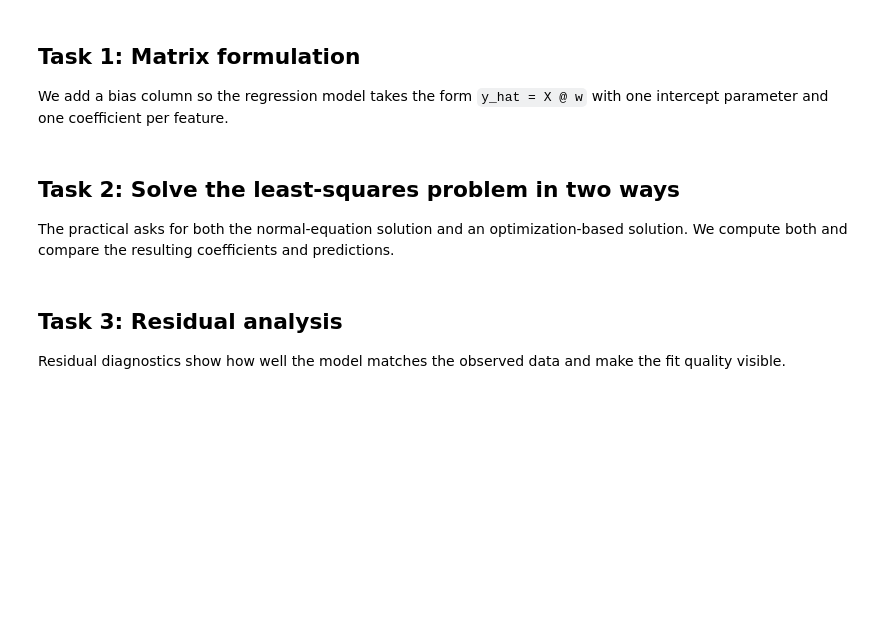
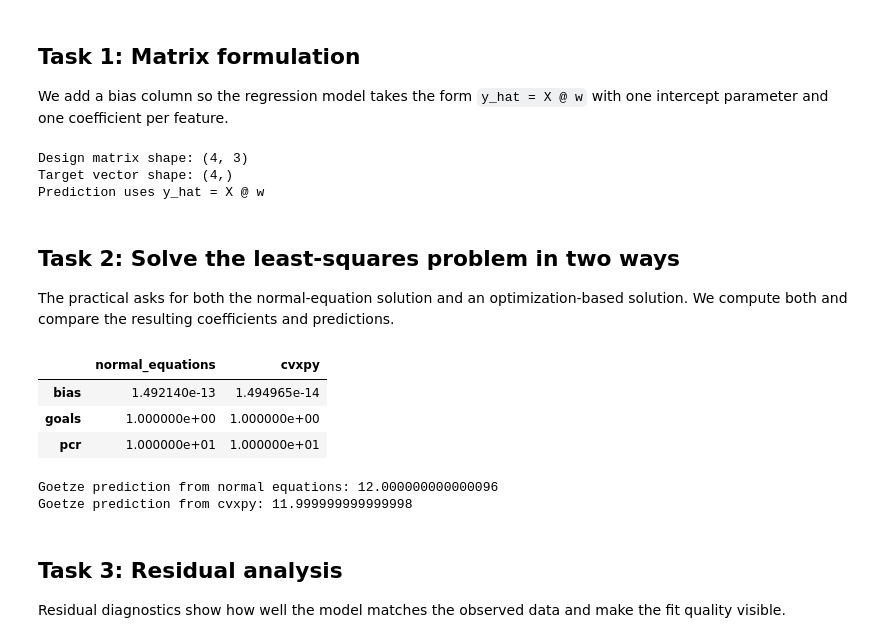
Before and after one commit to raikitin/OML, a Jupyter notebook: Templates/Exercise No 7 Linear Regression Template.ipynb, the cells around one changed output. Cells and saved outputs as stored; diff of their text form; code cells hidden in the pictures; blank space fills up the shorter version.

```diff
--- a/Templates/Exercise No 7 Linear Regression Template.ipynb
+++ b/Templates/Exercise No 7 Linear Regression Template.ipynb
@@ -46,7 +46,7 @@ intercept parameter and one coefficient per feature.
 def add_bias(X):
     # Prepend a column of ones so the intercept is absorbed into the parameter vector.
     # TODO: Add the bias column for the regression model.
-    return ...
+    return np.hstack([np.ones((X.shape[0], 1)), X])
 
 
 # Build the design matrix for the four labeled samples.
@@ -57,6 +57,10 @@ x_goetze = add_bias(x_goetze_raw.reshape(1, -1))
 print("Design matrix shape:", X_train.shape)
 print("Target vector shape:", y_train.shape)
 print("Prediction uses y_hat = X @ w")
+# %% [output]
+Design matrix shape: (4, 3)
+Target vector shape: (4,)
+Prediction uses y_hat = X @ w
 # %% [markdown]
 ## Task 2: Solve the least-squares problem in two ways
 
@@ -65,31 +69,38 @@ solution. We compute both and compare the resulting coefficients and predictions
 # %%
 # Solve the normal equations (X^T X) w = X^T y directly.
 # TODO: Solve the normal equations for the regression coefficients.
-w_normal = ...
+w_normal = np.linalg.inv(X_train.T @ X_train) @ X_train.T @ y_train
 
 # Create the optimization variable for the cvxpy formulation.
 w_cvx = cp.Variable(X_train.shape[1])
 # Minimize the squared residual norm.
 # TODO: Build the optimization-based least-squares problem.
-ls_problem = ...
+ls_problem = cp.Problem(cp.Minimize(cp.norm(X_train @ w_cvx - y_train, 2)**2))
 ls_problem.solve(solver=SOLVER)
 w_cvx_value = w_cvx.value
 
 # Compute fitted values on the training set for both methods.
 train_pred_normal = X_train @ w_normal
 train_pred_cvx = X_train @ w_cvx_value
 # Predict the target of Goetze with both fitted models.
 goetze_pred_normal = float((x_goetze @ w_normal)[0])
 goetze_pred_cvx = float((x_goetze @ w_cvx_value)[0])
 
 # Compare the fitted parameter vectors side by side.
 comparison_df = pd.DataFrame(
     {"normal_equations": w_normal, "cvxpy": w_cvx_value},
     index=["bias", "goals", "pcr"],
 )
 display(comparison_df)
 print("Goetze prediction from normal equations:", goetze_pred_normal)
 print("Goetze prediction from cvxpy:", goetze_pred_cvx)
+# %% [output]
+|  | normal_equations | cvxpy |
+| bias | 1.492140e-13 | 1.494965e-14 |
+| goals | 1.000000e+00 | 1.000000e+00 |
+| pcr | 1.000000e+01 | 1.000000e+01 |
+Goetze prediction from normal equations: 12.000000000000096
+Goetze prediction from cvxpy: 11.999999999999998
 # %% [markdown]
 ## Task 3: Residual analysis
 
```
Also changed, not shown: parts of 4 cells of this notebook.
